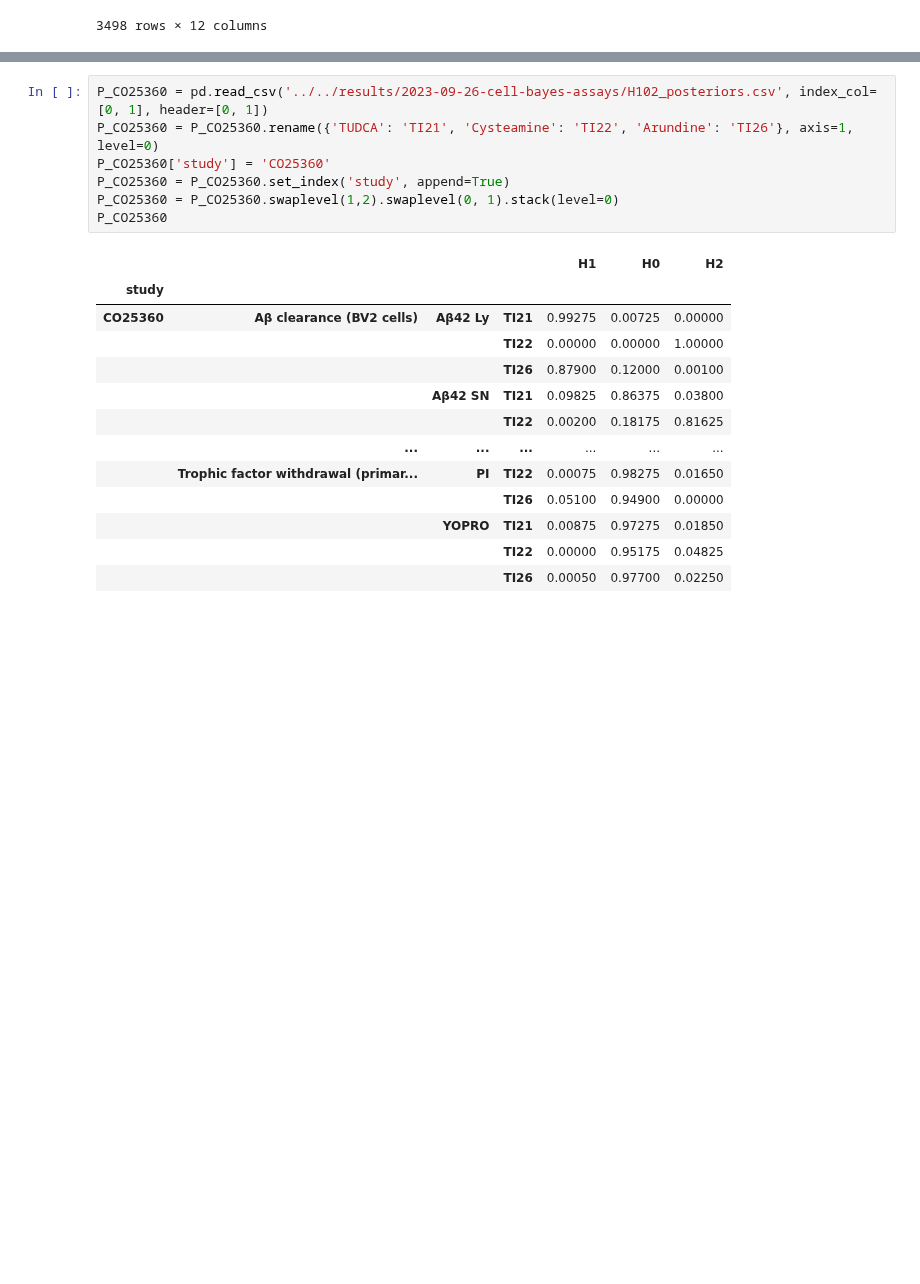
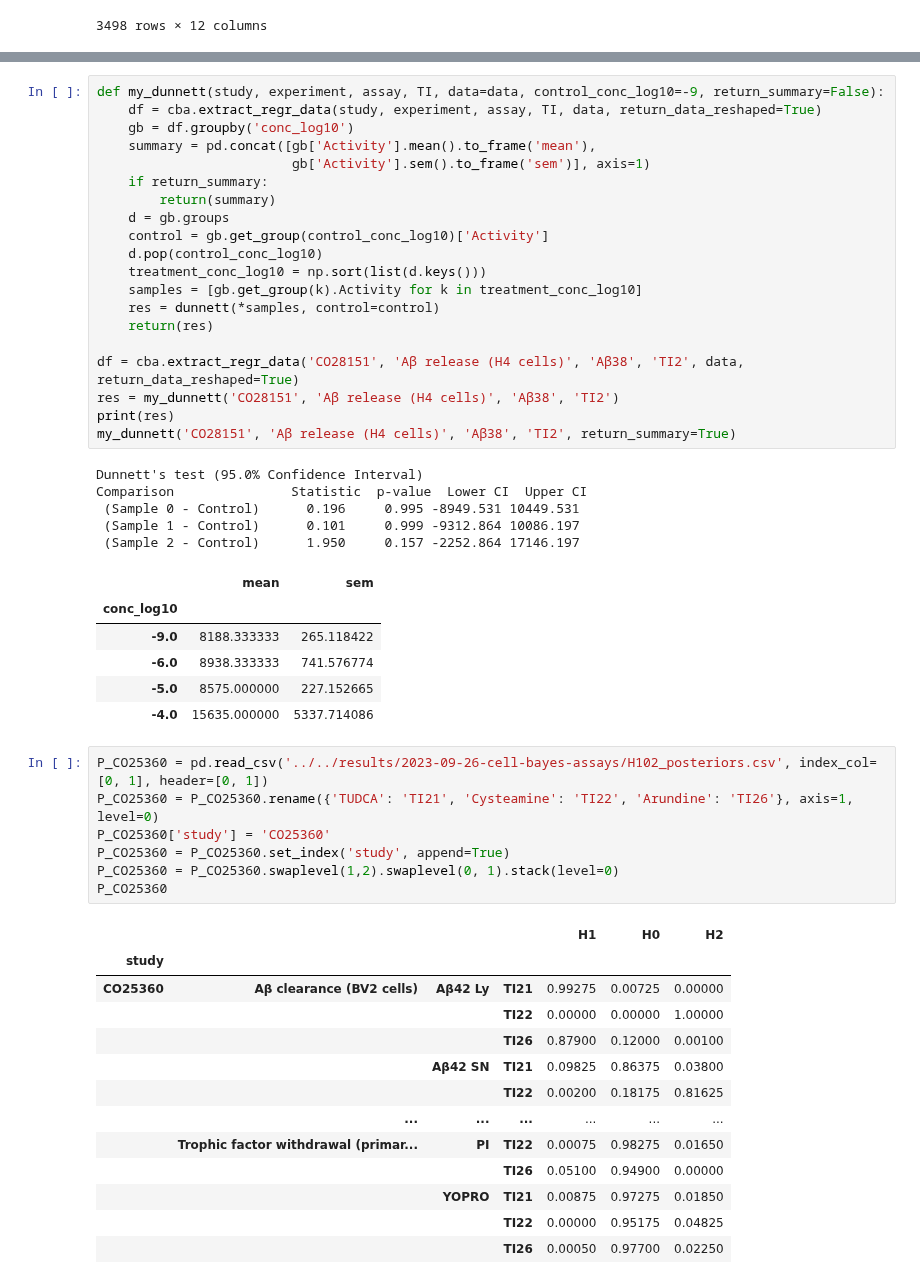
Before and after one commit to attilagk/CTNS-notebook, a Jupyter notebook: 2024-03-04-cell-bayes-vs-frequentist/2024-03-04-cell-bayes-vs-frequentist.ipynb, the cells around one changed output, grey strips where cells are left out. Cells and saved outputs as stored; diff of their text form; blank space fills up the shorter version.

Commit message:
data extraction and dunnett test

```diff
--- a/2024-03-04-cell-bayes-vs-frequentist/2024-03-04-cell-bayes-vs-frequentist.ipynb
+++ b/2024-03-04-cell-bayes-vs-frequentist/2024-03-04-cell-bayes-vs-frequentist.ipynb
@@ -130,3 +153,35 @@ data
+# %%
+def my_dunnett(study, experiment, assay, TI, data=data, control_conc_log10=-9, return_summary=False):
+    df = cba.extract_regr_data(study, experiment, assay, TI, data, return_data_reshaped=True)
+    gb = df.groupby('conc_log10')
+    summary = pd.concat([gb['Activity'].mean().to_frame('mean'),
+                         gb['Activity'].sem().to_frame('sem')], axis=1)
+    if return_summary:
+        return(summary)
+    d = gb.groups
+    control = gb.get_group(control_conc_log10)['Activity']
+    d.pop(control_conc_log10)
+    treatment_conc_log10 = np.sort(list(d.keys()))
+    samples = [gb.get_group(k).Activity for k in treatment_conc_log10]
+    res = dunnett(*samples, control=control)
+    return(res)
+
+df = cba.extract_regr_data('CO28151', 'Aβ release (H4 cells)', 'Aβ38', 'TI2', data, return_data_reshaped=True)
+res = my_dunnett('CO28151', 'Aβ release (H4 cells)', 'Aβ38', 'TI2')
+print(res)
+my_dunnett('CO28151', 'Aβ release (H4 cells)', 'Aβ38', 'TI2', return_summary=True)
+# %% [output]
+Dunnett's test (95.0% Confidence Interval)
+Comparison               Statistic  p-value  Lower CI  Upper CI
+ (Sample 0 - Control)      0.196     0.995 -8949.531 10449.531
+ (Sample 1 - Control)      0.101     0.999 -9312.864 10086.197
+ (Sample 2 - Control)      1.950     0.157 -2252.864 17146.197
+|  | mean | sem |
+| conc_log10 |  |  |
+| -9.0 | 8188.333333 | 265.118422 |
+| -6.0 | 8938.333333 | 741.576774 |
+| -5.0 | 8575.000000 | 227.152665 |
+| -4.0 | 15635.000000 | 5337.714086 |
 # %%
 P_CO25360 = pd.read_csv('../../results/2023-09-26-cell-bayes-assays/H102_posteriors.csv', index_col=[0, 1], header=[0, 1])
 P_CO25360 = P_CO25360.rename({'TUDCA': 'TI21', 'Cysteamine': 'TI22', 'Arundine': 'TI26'}, axis=1, level=0)
```
Also changed, not shown: parts of 3 cells of this notebook.
